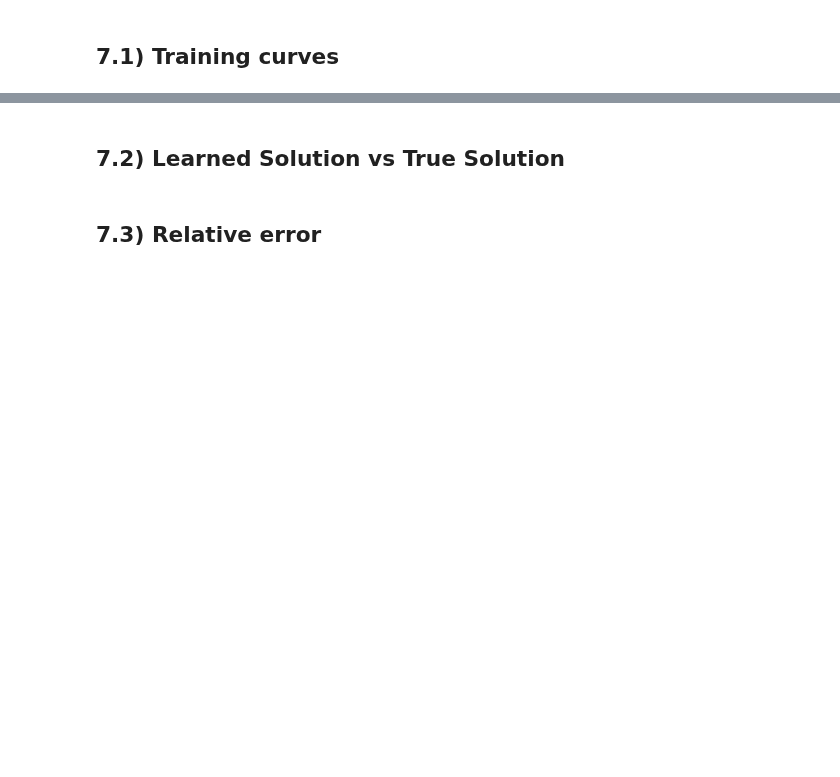
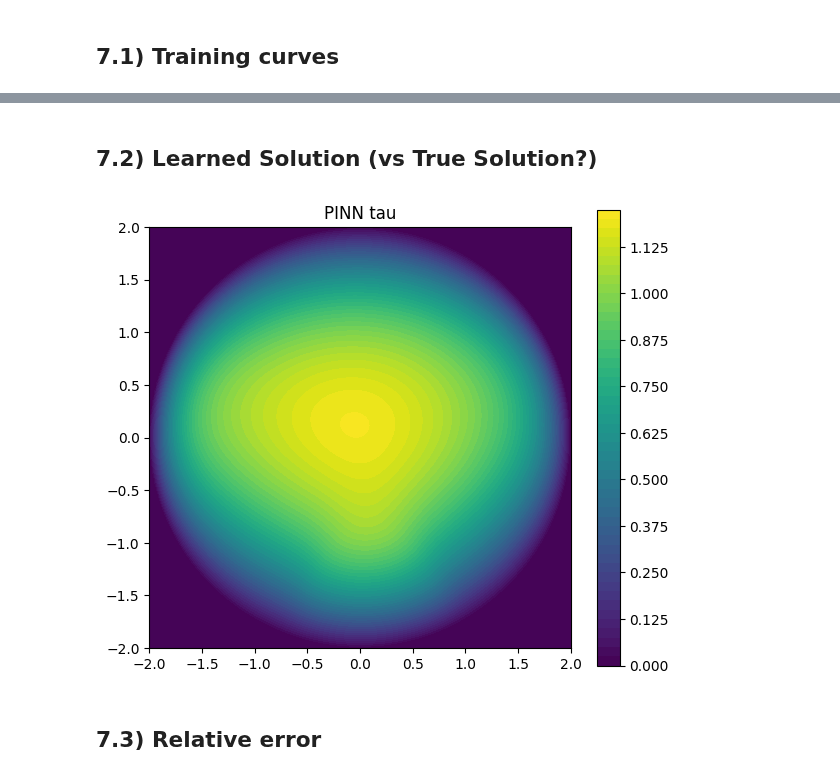
Before and after one commit to StratosFair/Mean_Escape_Time, a Jupyter notebook: Double_Well_2D/Models /adapted_pinn_medium.ipynb, the cells around one changed output, grey strips where cells are left out. Cells and saved outputs as stored; diff of their text form; code cells hidden in the pictures; blank space fills up the shorter version.

```diff
--- a/Double_Well_2D/Models /adapted_pinn_medium.ipynb
+++ b/Double_Well_2D/Models /adapted_pinn_medium.ipynb
@@ -49,17 +66,3 @@ $$\gamma(n,y) := \int_0^y t^{n-1} e^{-t}\ dt.  $$
-# %%
-# Problem Parameters & True Solution
-R = 2.0
-theta = 1.0
-sigma = 1.0
-
-def true_tau(x, y, theta=theta, sigma=sigma, R=R):
-    lam = theta / sigma**2
-    rho = np.sqrt(x**2 + y**2)
-    integrand = lambda t: np.exp(lam * t**2) * special.gammainc(1, lam * t**2) / t
-    I, _ = integrate.quad(integrand, rho, R)
-    return I / theta
-
-true_tau_vec = np.vectorize(true_tau)
 # %% [markdown]
 ## 2) Neural Network architecture and loss function
 
@@ -78,6 +81,10 @@ affine-linear maps of appropriate input-output dimensions, where
 $$\sigma :x \mapsto \begin{cases}x^2 &\text{ if } x\ge 0\\ 0 &\text{ if } x\le 0\end{cases} \quad \text{OR }\ \ \sigma : x\mapsto \operatorname{tanh}(x),$$
 is either the ReQU or hyperbolic tangent activation function, which is understood element-wise when applied to vectors.
 # %%
+#Problem parameters
+R = 2.0
+epsilon = 1.0
+
 # defining PINN w/ matching boundary condition
 power = 2 #exponent k for relu^k, none for tanh
 width = 50
@@ -437,8 +479,7 @@ x_data = sample_disk(batch_size = batch_size//2,
 # precompute tau_data once (theta, sigma are fixed PDE params)
 tau_data = mc_exit_time(
     x0       = x_data,
-    theta    = theta,
-    sigma    = sigma,
+    eps      = epsilon,
     R        = R,
     n_paths  = 256,
     dt       = 1e-3,
@@ -753,33 +805,33 @@ plt.show()
 # %% [markdown]
-## 7.2) Learned Solution vs True Solution
+## 7.2) Learned Solution (vs True Solution?)
 # %%
 # 9) Visualize PINN vs True tau
 
 n_pts = 200
 xx, yy = np.meshgrid(
     np.linspace(-R,R,n_pts),
     np.linspace(-R,R,n_pts)
 )
 mask = xx**2 + yy**2 <= R**2
 pts = np.vstack([xx[mask], yy[mask]]).T
 
 with torch.no_grad():
     inp = torch.from_numpy(pts).to(device)
     pred = model(inp).cpu().numpy().squeeze(-1)
 
-Zp = np.zeros_like(xx); Zt = np.zeros_like(xx)
-Zp[mask], Zt[mask] = pred, true_tau_vec(xx[mask], yy[mask])
+Zp = np.zeros_like(xx)
+Zp[mask] = pred
 
-fig, (ax1, ax2) = plt.subplots(1,2, figsize=(12,5))
-cf1 = ax1.contourf(xx, yy, Zp, levels=50, cmap='viridis')
-ax1.set_title('PINN tau')
-fig.colorbar(cf1, ax=ax1, shrink=0.8)
-
-cf2 = ax2.contourf(xx, yy, Zt, levels=50, cmap='viridis')
-ax2.set_title('True tau')
-fig.colorbar(cf2, ax=ax2, shrink=0.8)
+#fig, (ax1, ax2) = plt.subplots(1,2, figsize=(12,5))
+fig, ax = plt.subplots(figsize=(6,6))
+cf1 = ax.contourf(xx, yy, Zp, levels=50, cmap='viridis')
+ax.set_title('PINN tau')
+ax.set_aspect('equal')
+fig.colorbar(cf1, ax=ax, shrink=0.8)
 plt.tight_layout()
 plt.show()
+# %% [output]
+[figure, added]
 # %% [markdown]
 ## 7.3) Relative error
 # %%
```
Also changed, not shown: parts of 15 cells of this notebook.
